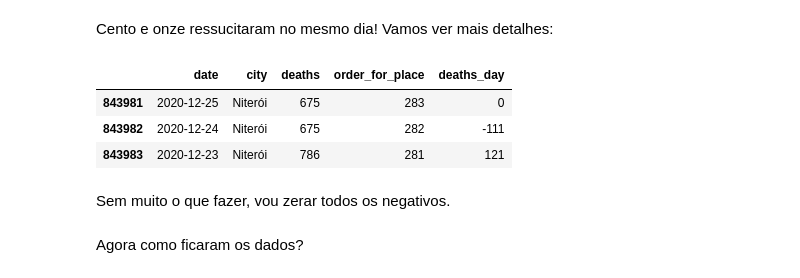
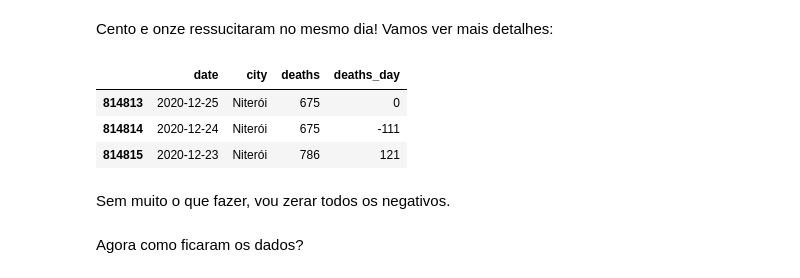
Before and after one commit to castroantonio/R-covid-exploratory-analysis-Brasil.io, a Jupyter notebook: analise_exploratoria.ipynb, the cells around one changed output. Saved outputs shown, nothing was run; the diff lists cells and outputs as text; code cells hidden in the pictures.

```diff
--- a/analise_exploratoria.ipynb
+++ b/analise_exploratoria.ipynb
@@ -115,5 +115,6 @@ summary(dados)
 # %%
 dados <- dados[dados$state == "RJ" & dados$place_type == "city", ]
+dados <- dados[ , - c(2, 4, 9)] # state, place_type, estimated_population_2019
 # %% [markdown]
 <p>Existem NAs?</p>
 # %%
@@ -361,12 +354,12 @@ dados[dados$deaths_day == min(dados$deaths_day),]
 # %% [markdown]
 <p>Cento e onze ressucitaram no mesmo dia! Vamos ver mais detalhes:</p>
 # %%
-dados[dados$city == "Niterói" & dados$order_for_place %in% c(281, 282, 283), c(1,3,6,7,14)]
+dados[dados$city == "Niterói" & dados$order_for_place %in% c(281, 282, 283), c(1,2,4,11)]
 # %% [output]
-|  | date | city | deaths | order_for_place | deaths_day |
-| 843981 | 2020-12-25 | Niterói | 675 | 283 | 0 |
-| 843982 | 2020-12-24 | Niterói | 675 | 282 | -111 |
-| 843983 | 2020-12-23 | Niterói | 786 | 281 | 121 |
+|  | date | city | deaths | deaths_day |
+| 814813 | 2020-12-25 | Niterói | 675 | 0 |
+| 814814 | 2020-12-24 | Niterói | 675 | -111 |
+| 814815 | 2020-12-23 | Niterói | 786 | 121 |
 # %% [markdown]
 <p>Sem muito o que fazer, vou zerar todos os negativos.</p>
 # %%
```
Also changed, not shown: parts of 32 cells of this notebook.
